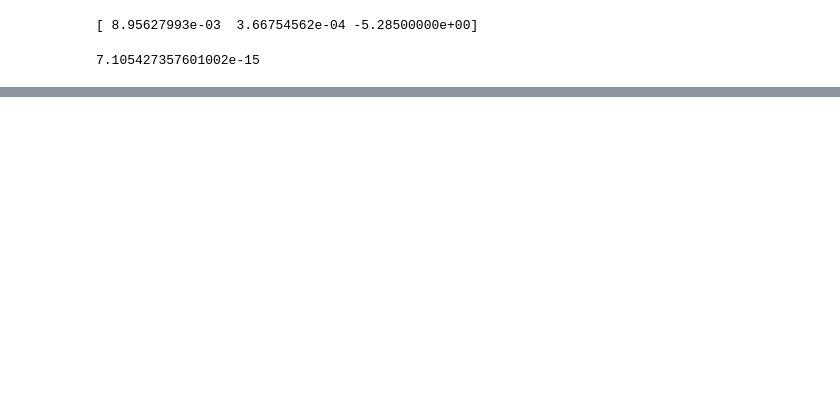
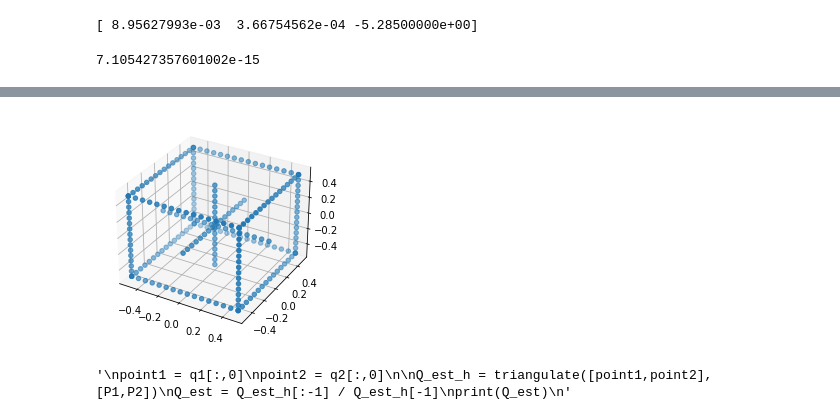
Before and after one commit to ct5000/ComputerVision, a Jupyter notebook: Week3.ipynb, the cells around one changed output, grey strips where cells are left out. Saved outputs shown, nothing was run; the diff lists cells and outputs as text; code cells hidden in the pictures; blank space fills up the shorter version.

```diff
--- a/Week3.ipynb
+++ b/Week3.ipynb
@@ -116,0 +207,80 @@ def triangulate(points,projection):
+# %%
+def box3d(n):
+    row1 = np.vstack([np.reshape(np.linspace(-0.5,0.5,n,endpoint=True),(1,n)),-0.5*np.ones([1,n]),-0.5*np.ones([1,n])])
+    row2 = np.vstack([np.reshape(np.linspace(-0.5,0.5,n,endpoint=True),(1,n)),-0.5*np.ones([1,n]),0.5*np.ones([1,n])])
+    row3 = np.vstack([np.reshape(np.linspace(-0.5,0.5,n,endpoint=True),(1,n)),0.5*np.ones([1,n]),-0.5*np.ones([1,n])])
+    row4 = np.vstack([np.reshape(np.linspace(-0.5,0.5,n,endpoint=True),(1,n)),0.5*np.ones([1,n]),0.5*np.ones([1,n])])
+    row5 = np.vstack([np.reshape(np.linspace(-0.5,0.5,n,endpoint=True),(1,n)),-0*np.ones([1,n]),-0*np.ones([1,n])])
+    row6 = np.vstack([-0.5*np.ones([1,n]),np.reshape(np.linspace(-0.5,0.5,n,endpoint=True),(1,n)),-0.5*np.ones([1,n])])
+    row7 = np.vstack([0.5*np.ones([1,n]),np.reshape(np.linspace(-0.5,0.5,n,endpoint=True),(1,n)),-0.5*np.ones([1,n])])
+    row8 = np.vstack([-0.5*np.ones([1,n]),np.reshape(np.linspace(-0.5,0.5,n,endpoint=True),(1,n)),0.5*np.ones([1,n])])
+    row9 = np.vstack([0.5*np.ones([1,n]),np.reshape(np.linspace(-0.5,0.5,n,endpoint=True),(1,n)),0.5*np.ones([1,n])])
+    row10 = np.vstack([-0*np.ones([1,n]),np.reshape(np.linspace(-0.5,0.5,n,endpoint=True),(1,n)),-0*np.ones([1,n])])
+    row11 = np.vstack([-0.5*np.ones([1,n]),-0.5*np.ones([1,n]),np.reshape(np.linspace(-0.5,0.5,n,endpoint=True),(1,n))])
+    row12 = np.vstack([0.5*np.ones([1,n]),-0.5*np.ones([1,n]),np.reshape(np.linspace(-0.5,0.5,n,endpoint=True),(1,n))])
+    row13 = np.vstack([-0.5*np.ones([1,n]),0.5*np.ones([1,n]),np.reshape(np.linspace(-0.5,0.5,n,endpoint=True),(1,n))])
+    row14 = np.vstack([0.5*np.ones([1,n]),0.5*np.ones([1,n]),np.reshape(np.linspace(-0.5,0.5,n,endpoint=True),(1,n))])
+    row15 = np.vstack([-0*np.ones([1,n]),-0*np.ones([1,n]),np.reshape(np.linspace(-0.5,0.5,n,endpoint=True),(1,n))])
+
+
+
+    box = np.hstack([row1,row2,row3,row4,row5,row6,row7,row8,row9,row10,row11,row12,row13,row14,row15])
+    return box
+# %%
+Q = box3d(16)
+fig = plt.figure()
+ax = fig.add_subplot(111,projection='3d')
+ax.scatter(Q[0,:],Q[1,:],Q[2,:])
+plt.show()
+# %% [output]
+[figure, added]
+# %%
+Q_h = np.vstack([Q,np.ones([1,Q.shape[1]])])
+K=np.array([[1000,0,300],
+           [0,1000,200],
+          [0,0,1]])
+R1 = np.identity(3)
+R2 = Rotation.from_euler('xyz',[0.7,-0.5,0.8]).as_matrix()
+t1 = np.array([0,0,1])
+t2 = np.array([0.2,2,1])
+entri1 = np.vstack([R1.T, t1]).T
+entri2 = np.vstack([R2.T, t2]).T
+P1 = K@entri1
+P2 = K@entri2
+#Q_h = np.array([[3,2,1,1]]).T
+q1 = P1@Q_h
+q2 = P2@Q_h
+'''
+print(q1)
+print(q2)
+print(P1)
+print(P2)
+Q_est_h = triangulate([q1,q2],[P1,P2])
+Q_est = Q_est_h[:-1] / Q_est_h[-1]
+print(Q_est)
+
+'''
+Q_est = np.zeros((3,q1.shape[1]))
+for i in range(q1.shape[1]):
+    if q1[2,i] == 0 or q2[2,i] == 0:
+        continue
+    #print(np.hstack([q1[:,i].reshape(3,1),q2[:,i].reshape(3,1)]))
+    Q_tr_h = triangulate([q1[:,i],q2[:,i]],[P1,P2])
+    #Q_tr = triangulate(np.hstack([q1[:,i].reshape(3,1),q2[:,i].reshape(3,1)]),[P1,P2])
+    #print(Q_tr.shape)
+    Q_tr = Q_tr_h[:-1] / Q_tr_h[-1]
+    Q_est[:,i] = Q_tr
+
+
+#print(Q_est)
+
+'''
+point1 = q1[:,0]
+point2 = q2[:,0]
+
+Q_est_h = triangulate([point1,point2],[P1,P2])
+Q_est = Q_est_h[:-1] / Q_est_h[-1]
+print(Q_est)
+'''
+# %% [output]
+'\npoint1 = q1[:,0]\npoint2 = q2[:,0]\n\nQ_est_h = triangulate([point1,point2],[P1,P2])\nQ_est = Q_est_h[:-1] / Q_est_h[-1]\nprint(Q_est)\n'
```
Also changed, not shown: parts of 12 cells of this notebook, 8 other files.
